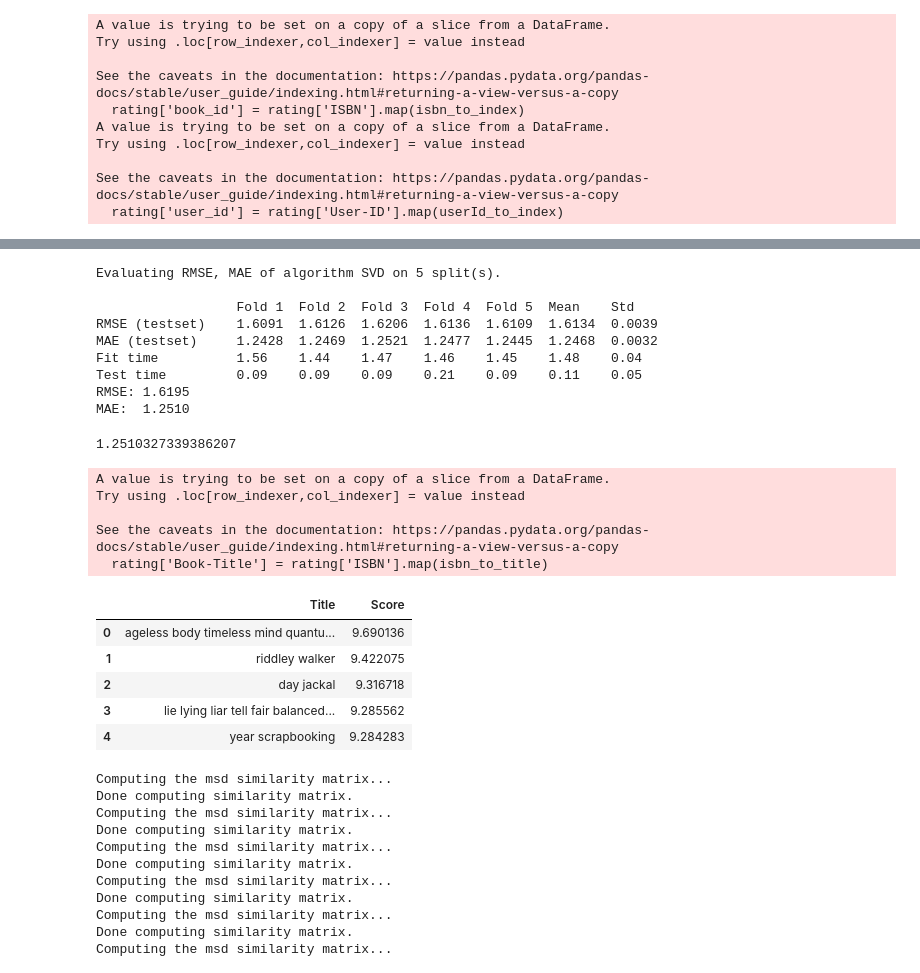
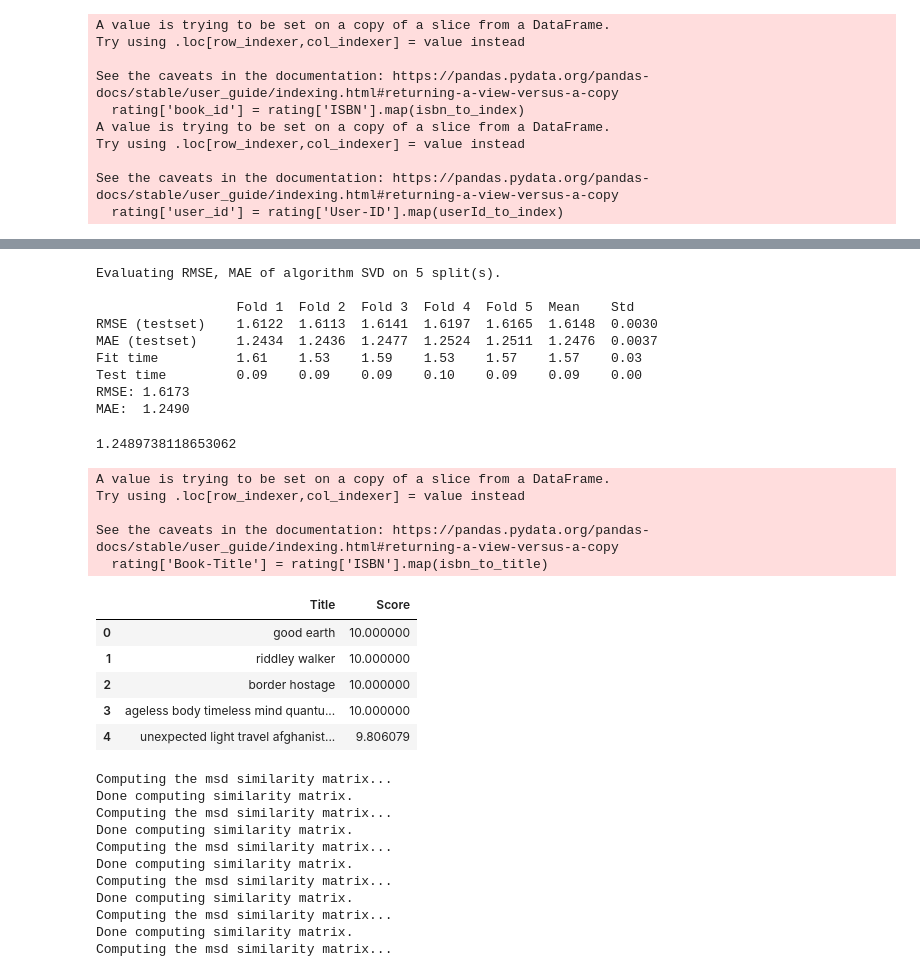
Before and after one commit to buianhduc/Book-store-recommender-system, a Jupyter notebook: matrix factorisation.ipynb, the cells around one changed output, grey strips where cells are left out. Saved outputs shown, nothing was run; the diff lists cells and outputs as text; code cells hidden in the pictures.

```diff
--- a/matrix factorisation.ipynb
+++ b/matrix factorisation.ipynb
@@ -461,12 +486,15 @@ from surprise.model_selection import cross_validate
 # %%
 rating_df = rating[["book_id", "user_id", "Book-Rating"]]
+new_rating_df = new_rating[["book_id", "user_id", "Book-Rating"]]
 reader = Reader(rating_scale=(1, 10))
 data = Dataset.load_from_df(rating_df, reader)
+test_data = Dataset.load_from_df(new_rating_df, reader)
 
 algo = SVD()
 cross_validate(algo, data, measures=['RMSE', 'MAE'], cv=5, verbose=True)
 
 trainset, testset = train_test_split(data, test_size=0.2, random_state=42)
+# trainset, testset = data.build_full_trainset(), test_data.build_full_trainset()
 algo.fit(trainset)
 predictions = algo.test(testset)
 accuracy.rmse(predictions)
@@ -475,13 +503,13 @@ accuracy.mae(predictions)
 Evaluating RMSE, MAE of algorithm SVD on 5 split(s).
 
                   Fold 1  Fold 2  Fold 3  Fold 4  Fold 5  Mean    Std
-RMSE (testset)    1.6091  1.6126  1.6206  1.6136  1.6109  1.6134  0.0039
-MAE (testset)     1.2428  1.2469  1.2521  1.2477  1.2445  1.2468  0.0032
-Fit time          1.56    1.44    1.47    1.46    1.45    1.48    0.04
-Test time         0.09    0.09    0.09    0.21    0.09    0.11    0.05
-RMSE: 1.6195
-MAE:  1.2510
+RMSE (testset)    1.6122  1.6113  1.6141  1.6197  1.6165  1.6148  0.0030
+MAE (testset)     1.2434  1.2436  1.2477  1.2524  1.2511  1.2476  0.0037
+Fit time          1.61    1.53    1.59    1.53    1.57    1.57    0.03
+Test time         0.09    0.09    0.09    0.10    0.09    0.09    0.00
+RMSE: 1.6173
+MAE:  1.2490
-1.2510327339386207
+1.2489738118653062
 # %%
 isbn_to_title = dict(zip(book['ISBN'], book['Book-Title']))
 rating['Book-Title'] = rating['ISBN'].map(isbn_to_title)
@@ -514,14 +542,14 @@ def recommend_book(user_id, k=10):
     df = pd.DataFrame({'Title': titles, 'Score': scores})
     return df
 # %%
-recommend_book(user_id=5, k=5)
+recommend_book(user_id=132, k=5)
 # %% [output]
 |  | Title | Score |
-| 0 | ageless body timeless mind quantu... | 9.690136 |
-| 1 | riddley walker | 9.422075 |
-| 2 | day jackal | 9.316718 |
-| 3 | lie lying liar tell fair balanced... | 9.285562 |
-| 4 | year scrapbooking | 9.284283 |
+| 0 | good earth | 10.000000 |
+| 1 | riddley walker | 10.000000 |
+| 2 | border hostage | 10.000000 |
+| 3 | ageless body timeless mind quantu... | 10.000000 |
+| 4 | unexpected light travel afghanist... | 9.806079 |
 # %%
 from surprise import KNNWithMeans
 from surprise import KNNWithZScore
```
Also changed, not shown: parts of 8 cells of this notebook, 7 other files.
